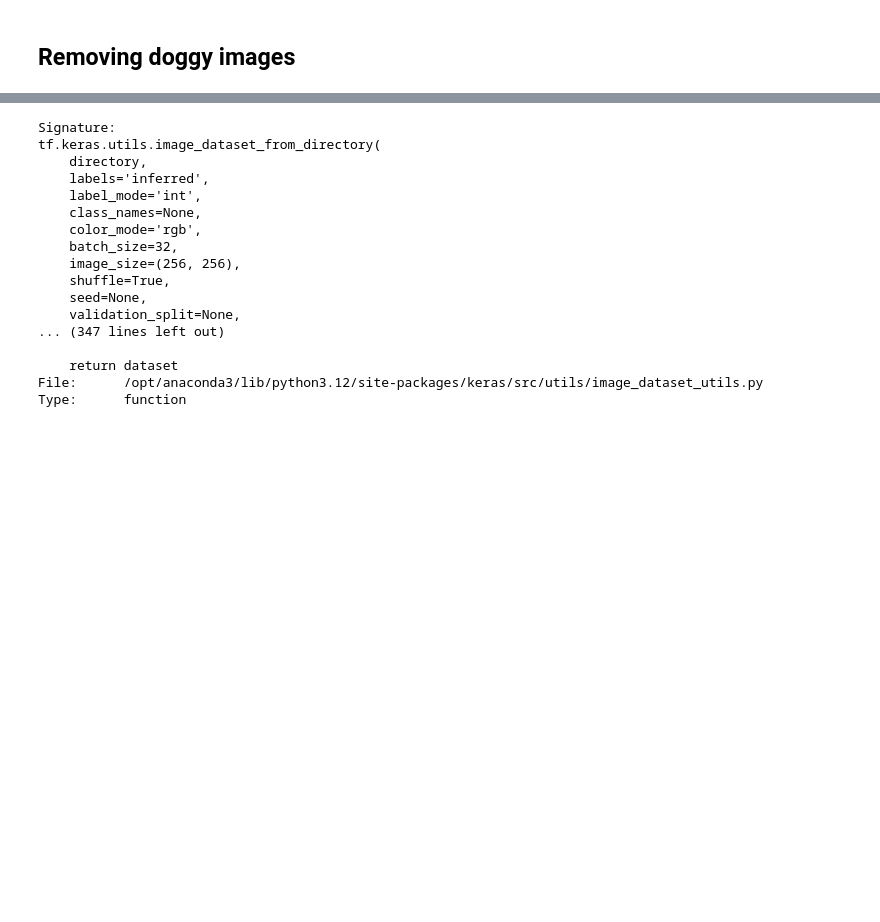
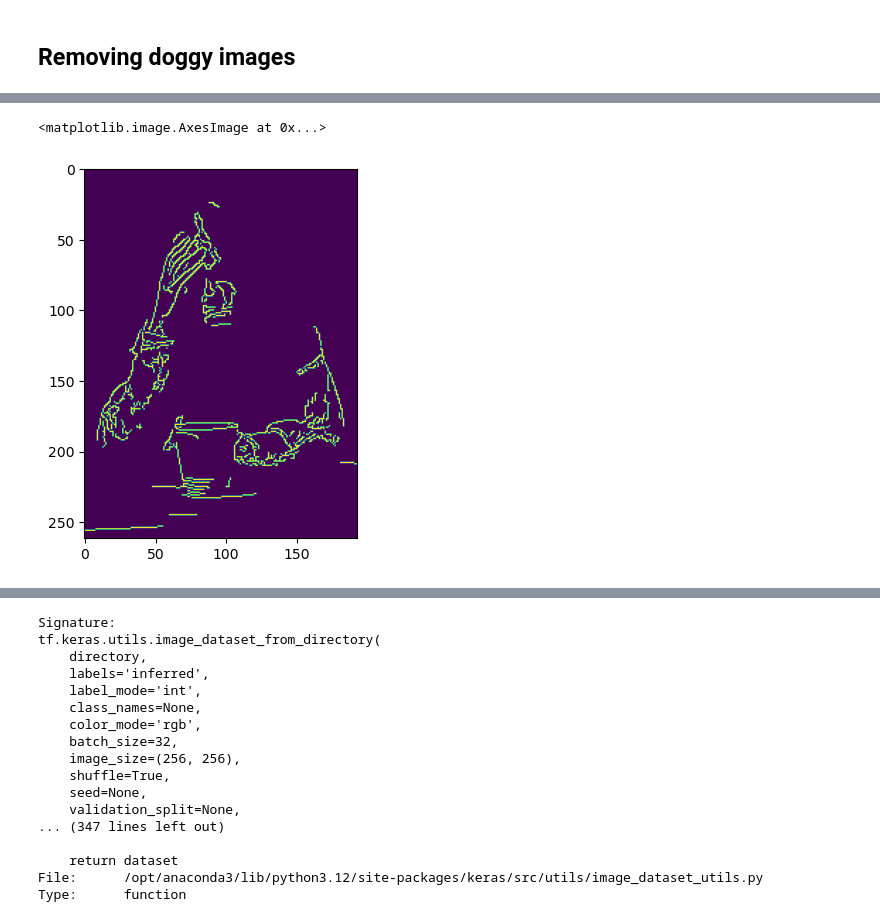
Before and after one commit to VijayMakkad/Human-emotion-classifier, a Jupyter notebook: Image-classification.ipynb, the cells around one changed output, grey strips where cells are left out. Drawn from its saved outputs; the diff is of its cells as text; code cells hidden in the pictures; blank space fills up the shorter version.

```diff
--- a/Image-classification.ipynb
+++ b/Image-classification.ipynb
@@ -194,0 +216,5 @@ for image_class in os.listdir(data_dir):
+# %%
+plt.imshow(edge)
+# %% [output]
+<matplotlib.image.AxesImage at 0x...>
+[figure, added]
```
Also changed, not shown: parts of 33 cells of this notebook.
